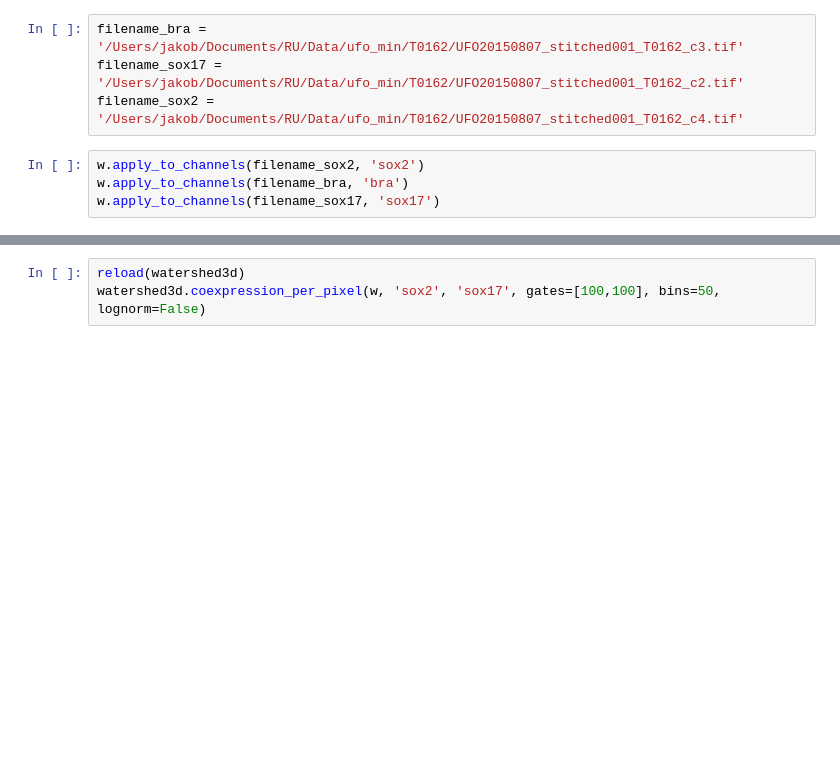
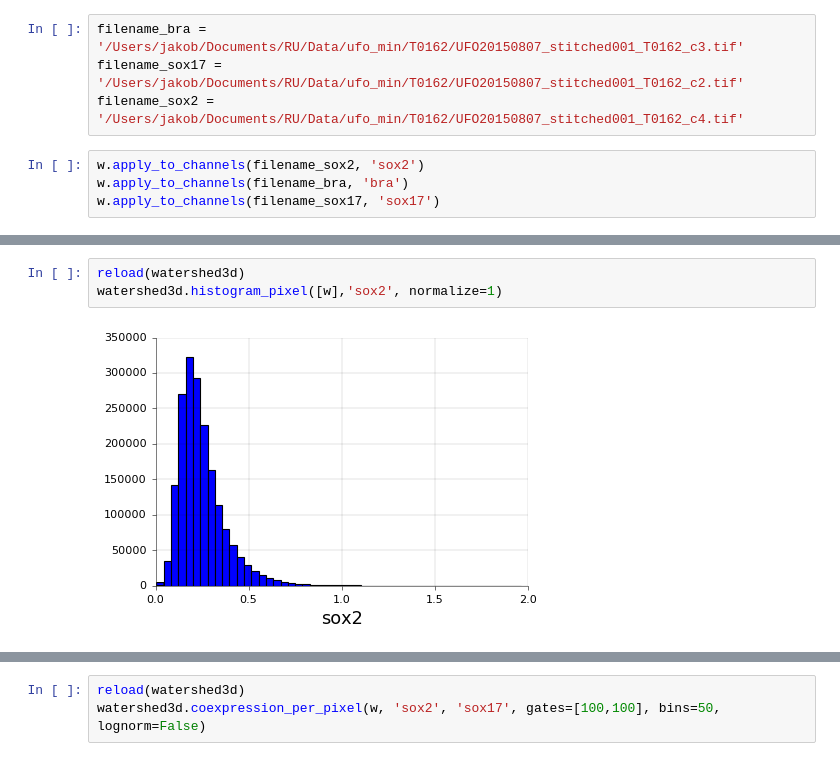
Before and after one commit to jjmetzger/stemcell_segmentation, a Jupyter notebook: watershed3d.ipynb, the cells around one changed output, grey strips where cells are left out. Cells and saved outputs as stored; diff of their text form; blank space fills up the shorter version.

```diff
--- a/watershed3d.ipynb
+++ b/watershed3d.ipynb
@@ -97,0 +110,5 @@ w.df.head()
+# %%
+reload(watershed3d)
+watershed3d.histogram_pixel([w],'sox2', normalize=1)
+# %% [output]
+[figure, added]
```
Also changed, not shown: parts of 16 cells of this notebook, 1 other file.
